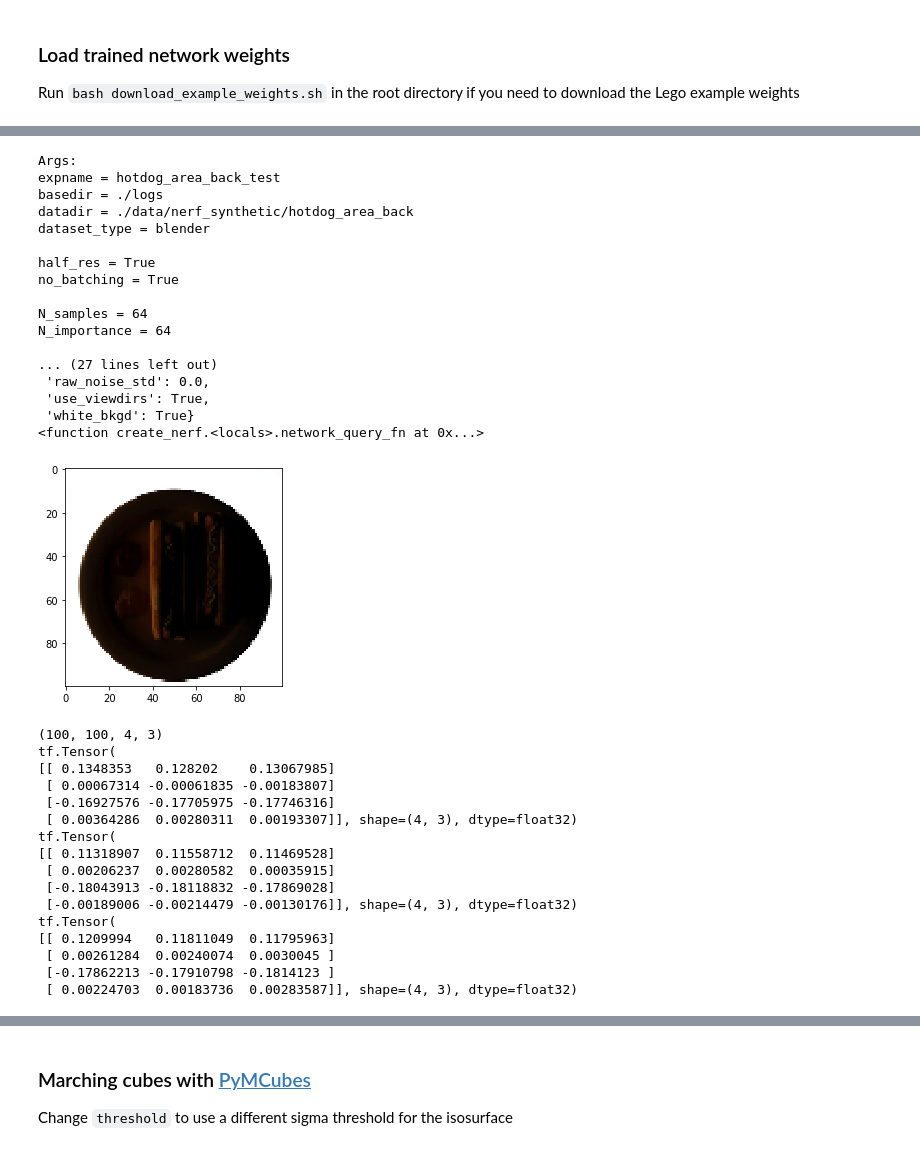
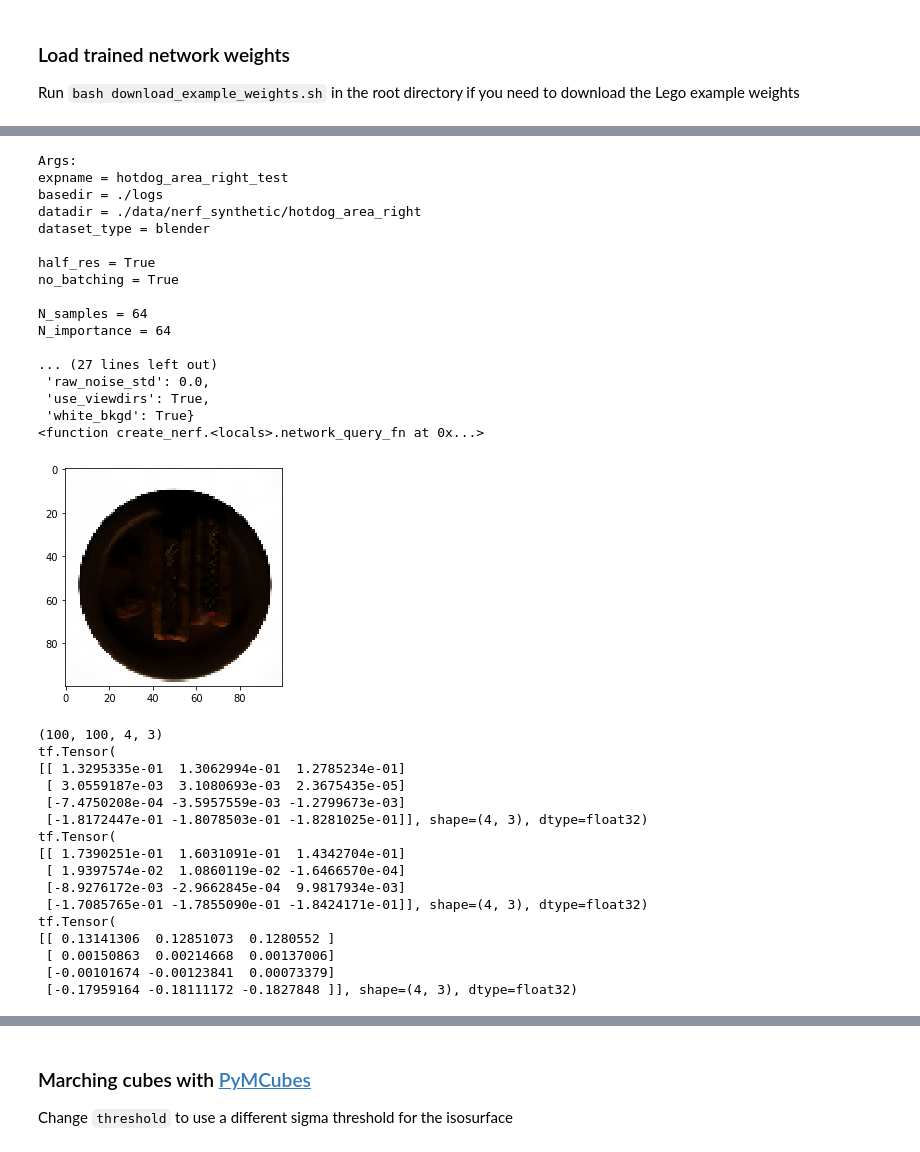
Before and after one commit to jingyangcarl/nerf, a Jupyter notebook: exchange.ipynb, the cells around one changed output, grey strips where cells are left out. Cells and saved outputs as stored; diff of their text form; code cells hidden in the pictures.

```diff
--- a/exchange.ipynb
+++ b/exchange.ipynb
@@ -96,6 +99,6 @@ tf.Tensor(
 # %%
 basedir_ = './logs'
-expname_ = 'hotdog_area_back_test'
+expname_ = 'hotdog_area_right_test'
 
 config_ = os.path.join(basedir_, expname_, 'config.txt')
 print('Args:')
@@ -124,52 +127,52 @@ print(net_fn_)
 # Render an overhead view to check model was loaded correctly
 c2w_ = np.eye(4)[:3,:4].astype(np.float32) # identity pose matrix
 c2w_[2,-1] = 4.
 H_, W_, focal_ = 800, 800, 1200.
 down_ = 8
 test_ = run_nerf.render(H_//down_, W_//down_, focal_/down_, c2w=c2w_, **render_kwargs_test_)
 img_ = np.clip(test_[0],0,1)
 plt.imshow(img_)
 plt.show()
 
 print(test_[3].shape)
 print(test_[3][40][40])
 print(test_[3][50][50])
 print(test_[3][60][60])
 # %% [output]
 Args:
-expname = hotdog_area_back_test
+expname = hotdog_area_right_test
 basedir = ./logs
-datadir = ./data/nerf_synthetic/hotdog_area_back
+datadir = ./data/nerf_synthetic/hotdog_area_right
 dataset_type = blender
 
 half_res = True
 no_batching = True
 
 N_samples = 64
 N_importance = 64
 
 ... (27 lines left out)
  'raw_noise_std': 0.0,
  'use_viewdirs': True,
  'white_bkgd': True}
 <function create_nerf.<locals>.network_query_fn at 0x...>
-[figure, old version]
+[figure, new version]
 (100, 100, 4, 3)
 tf.Tensor(
-[[ 0.1348353   0.128202    0.13067985]
- [ 0.00067314 -0.00061835 -0.00183807]
- [-0.16927576 -0.17705975 -0.17746316]
- [ 0.00364286  0.00280311  0.00193307]], shape=(4, 3), dtype=float32)
+[[ 1.3295335e-01  1.3062994e-01  1.2785234e-01]
+ [ 3.0559187e-03  3.1080693e-03  2.3675435e-05]
+ [-7.4750208e-04 -3.5957559e-03 -1.2799673e-03]
+ [-1.8172447e-01 -1.8078503e-01 -1.8281025e-01]], shape=(4, 3), dtype=float32)
 tf.Tensor(
-[[ 0.11318907  0.11558712  0.11469528]
- [ 0.00206237  0.00280582  0.00035915]
- [-0.18043913 -0.18118832 -0.17869028]
- [-0.00189006 -0.00214479 -0.00130176]], shape=(4, 3), dtype=float32)
+[[ 1.7390251e-01  1.6031091e-01  1.4342704e-01]
+ [ 1.9397574e-02  1.0860119e-02 -1.6466570e-04]
+ [-8.9276172e-03 -2.9662845e-04  9.9817934e-03]
+ [-1.7085765e-01 -1.7855090e-01 -1.8424171e-01]], shape=(4, 3), dtype=float32)
 tf.Tensor(
-[[ 0.1209994   0.11811049  0.11795963]
- [ 0.00261284  0.00240074  0.0030045 ]
- [-0.17862213 -0.17910798 -0.1814123 ]
- [ 0.00224703  0.00183736  0.00283587]], shape=(4, 3), dtype=float32)
+[[ 0.13141306  0.12851073  0.1280552 ]
+ [ 0.00150863  0.00214668  0.00137006]
+ [-0.00101674 -0.00123841  0.00073379]
+ [-0.17959164 -0.18111172 -0.1827848 ]], shape=(4, 3), dtype=float32)
 # %%
 # temp = {}
 temp = render_kwargs_test.copy()
```
Also changed, not shown: parts of 3 cells of this notebook, 7 other files.
